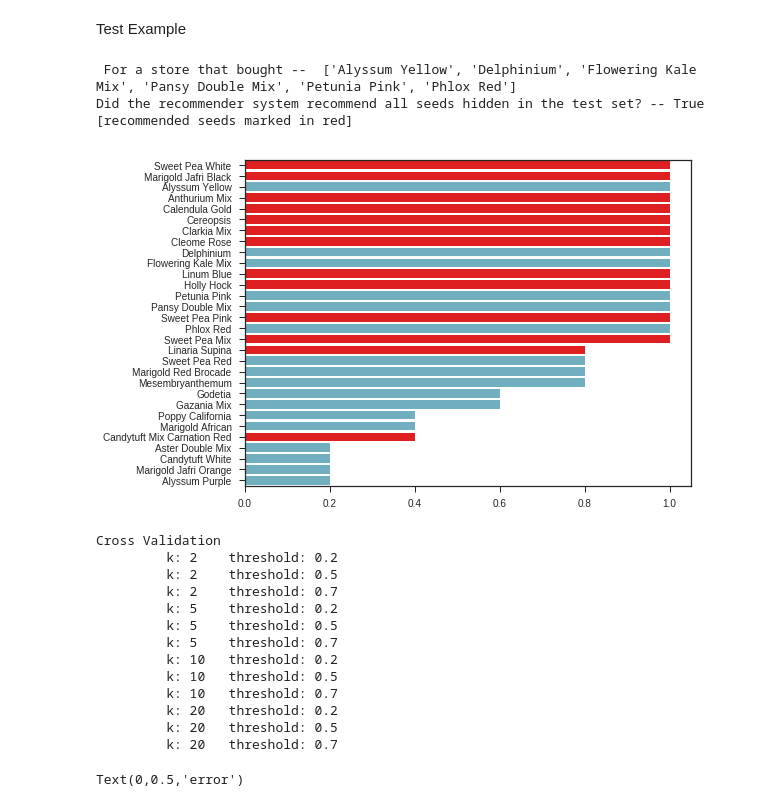
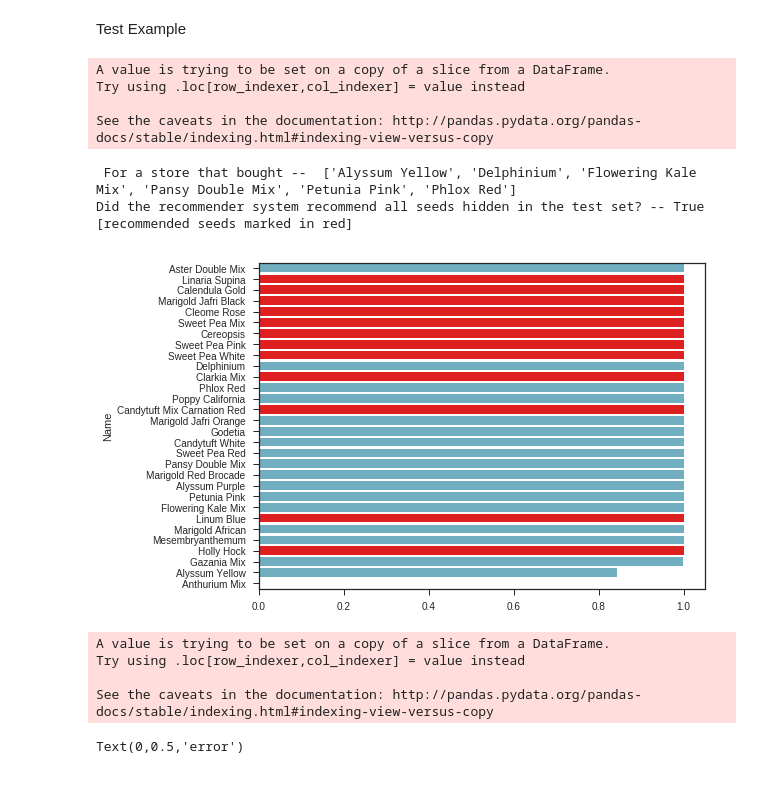
Before and after one commit to juggernautTress/Edelweiss, a Jupyter notebook: Analysis.ipynb, the cells around one changed output. Drawn from its saved outputs; the diff is of its cells as text; code cells hidden in the pictures.

```diff
--- a/Analysis.ipynb
+++ b/Analysis.ipynb
@@ -229,13 +224,28 @@ def hide_seeds(ori_vector=None,fraction_to_hide=None, k = None):
   return ori_vector, seeds_hidden
 
 ''' User-based Collaborative Filtering '''
-def Recommendation(nnModel,query,stores,threshold=0.):
+def kernel(x,y,sigma):
+  print
+  return np.exp(-((x-y)**2)/(2*sigma**2))
+def Recommendation(nnModel,query,stores,threshold=0.,popularityBias_On=True):
   #1. find stores with similar purchases as the query
   neighbours = nnModel.kneighbors(query,return_distance=False)[0]
   #2. get purchases by these users and sort by item affinity
   store_set = stores.loc[neighbours]
   store_set = store_set.loc[:,store_set.any()] ## drop items with zero affinity
-  score = store_set.sum(axis=0).astype(float)/neighbours.size
+  score = store_set.sum(axis=0).astype(float)
+  if not popularityBias_On:
+    popularity = initStats[initStats["Name"].isin(store_set.columns.values)]
+    popularity["mean"] *= 1000.#/= initStats["mean"].max()
+    pop_score = [kernel(score[name].astype(float),neighbours.size,\
+                 popularity[popularity["Name"]==name]["mean"].values[0]) \
+                                  for name in store_set.columns.values]
+    pop_score /= max(pop_score)
+    score = pd.Series(pop_score,popularity["Name"])
+    #print (popularity)
+  else:
+    score /= neighbours.size
+    #score = score.mul([],axis=0)
   score = score.sort_values(ascending=False)
   return score[score > threshold]
 # %% [markdown]
@@ -243,31 +253,35 @@ Test Example
 # %%
 #example query
 np.random.seed(0)
 store_query =  X_test.sample(1)
 
 ## hide a few purchases for testing purposes
 store_query, test_recommn = hide_seeds(store_query,k=6) # k--[6,29]
 if not isinstance(store_query,pd.DataFrame):
   print ("need a store with more purchases.")
   ## stop cell
 ## test the query:
-score = Recommendation(neigh,store_query,X_train)
+score = Recommendation(neigh,store_query,X_train,popularityBias_On=0)
 
 print (" For a store that bought -- ",\
     list(store_query.columns[(store_query == 1).iloc[0]]))#,\
                #"\n\n Recommendation \t\t Score\n\n",\
                 #score)
 plt.figure(figsize=(8,6))
 clrs = ['red' if (x in test_recommn) else 'c' for x in list(score.index)]
 sns.barplot( score.values, score.index , palette=clrs)
 
 print ("Did the recommender system recommend all seeds hidden in the test set? --",\
         set(test_recommn).issubset(score.index),\
         "[recommended seeds marked in red]")
 # %% [output]
- For a store that bought --  ['Alyssum Yellow', 'Delphinium', 'Flowering Kale Mix', 'Pansy Double Mix', 'Petunia Pink', 'Phlox Red']
-Did the recommender system recommend all seeds hidden in the test set? -- True [recommended seeds marked in red]
+A value is trying to be set on a copy of a slice from a DataFrame.
+Try using .loc[row_indexer,col_indexer] = value instead
+
+See the caveats in the documentation: http://pandas.pydata.org/pandas-docs/stable/indexing.html#indexing-view-versus-copy
+ For a store that bought --  ['Alyssum Yellow', 'Delphinium', 'Flowering Kale Mix', 'Pansy Double Mix', 'Petunia Pink', 'Phlox Red']
+Did the recommender system recommend all seeds hidden in the test set? -- True [recommended seeds marked in red]
-[figure, old version]
+[figure, new version]
 # %%
 from __future__ import division
 #3. compare to test:
@@ -287,7 +301,8 @@ def CrossValidate(threshold_recmnd=0.8,k=6, data_fractions =[0.2,0.4,0.6,0.8]):
     store_query = X_test.loc[index].to_frame().T
     store_query,test_recommn = hide_seeds(store_query,k=k)
     if not isinstance(store_query, pd.DataFrame): continue
-    score = Recommendation(neigh, store_query,X_train,threshold_recmnd)
+    score = Recommendation(neigh, store_query,X_train,\
+                        threshold=threshold_recmnd,popularityBias_On=0)
     if not isinstance(score,pd.Series): continue
     if not score.empty :
       incorrect_recommendations = set(test_recommn)-set(score.index)
@@ -322,19 +337,10 @@ for k in k_values:
 
 #print(test_recommn) ## implement >> recomm with these scores
 # %% [output]
-Cross Validation
-         k: 2    threshold: 0.2
-         k: 2    threshold: 0.5
-         k: 2    threshold: 0.7
-         k: 5    threshold: 0.2
-         k: 5    threshold: 0.5
-         k: 5    threshold: 0.7
-         k: 10   threshold: 0.2
-         k: 10   threshold: 0.5
-         k: 10   threshold: 0.7
-         k: 20   threshold: 0.2
-         k: 20   threshold: 0.5
-         k: 20   threshold: 0.7
+A value is trying to be set on a copy of a slice from a DataFrame.
+Try using .loc[row_indexer,col_indexer] = value instead
+
+See the caveats in the documentation: http://pandas.pydata.org/pandas-docs/stable/indexing.html#indexing-view-versus-copy
 # %%
 #data = CV[CV["k"] == 15]
 #plt.scatter(data.threshold, data.error)
```
Also changed, not shown: parts of 1 cell of this notebook.
